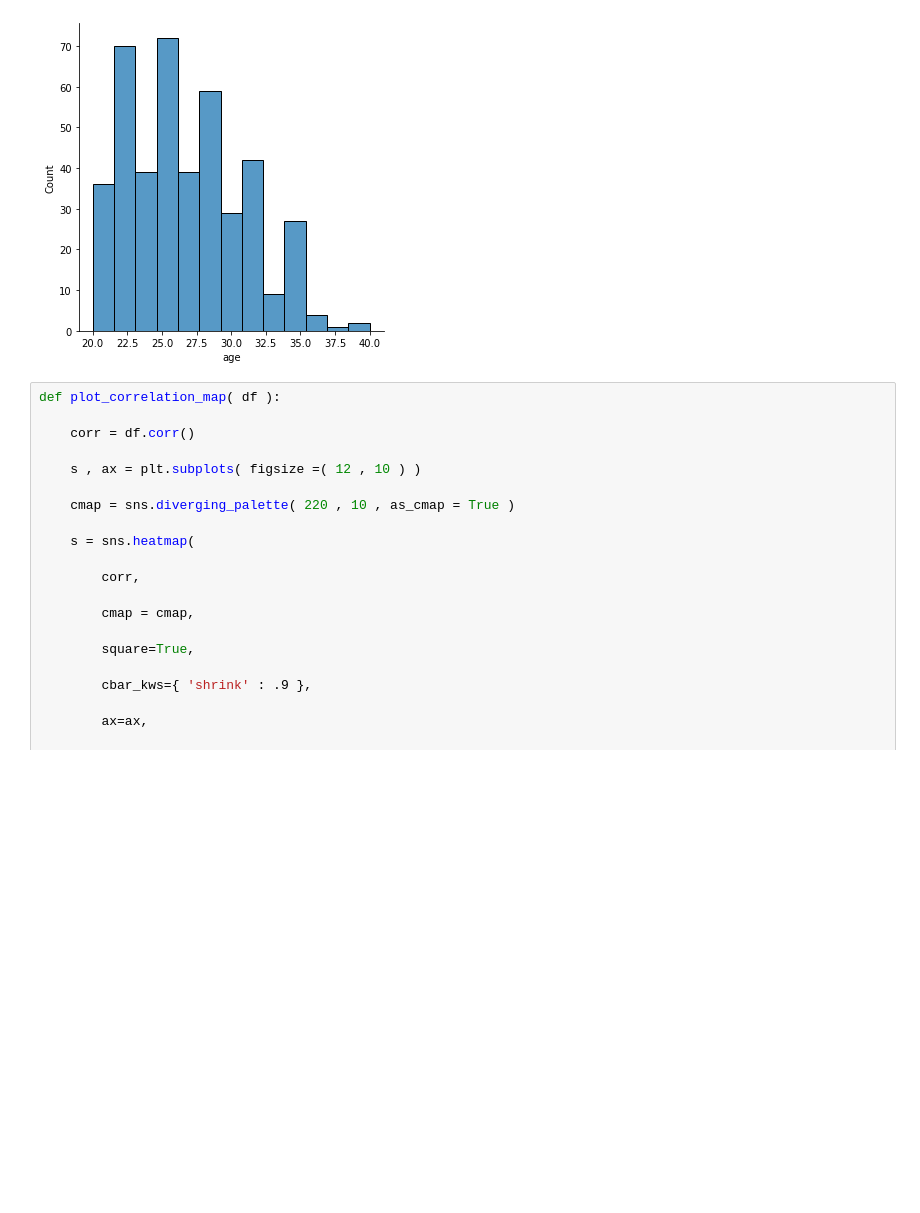
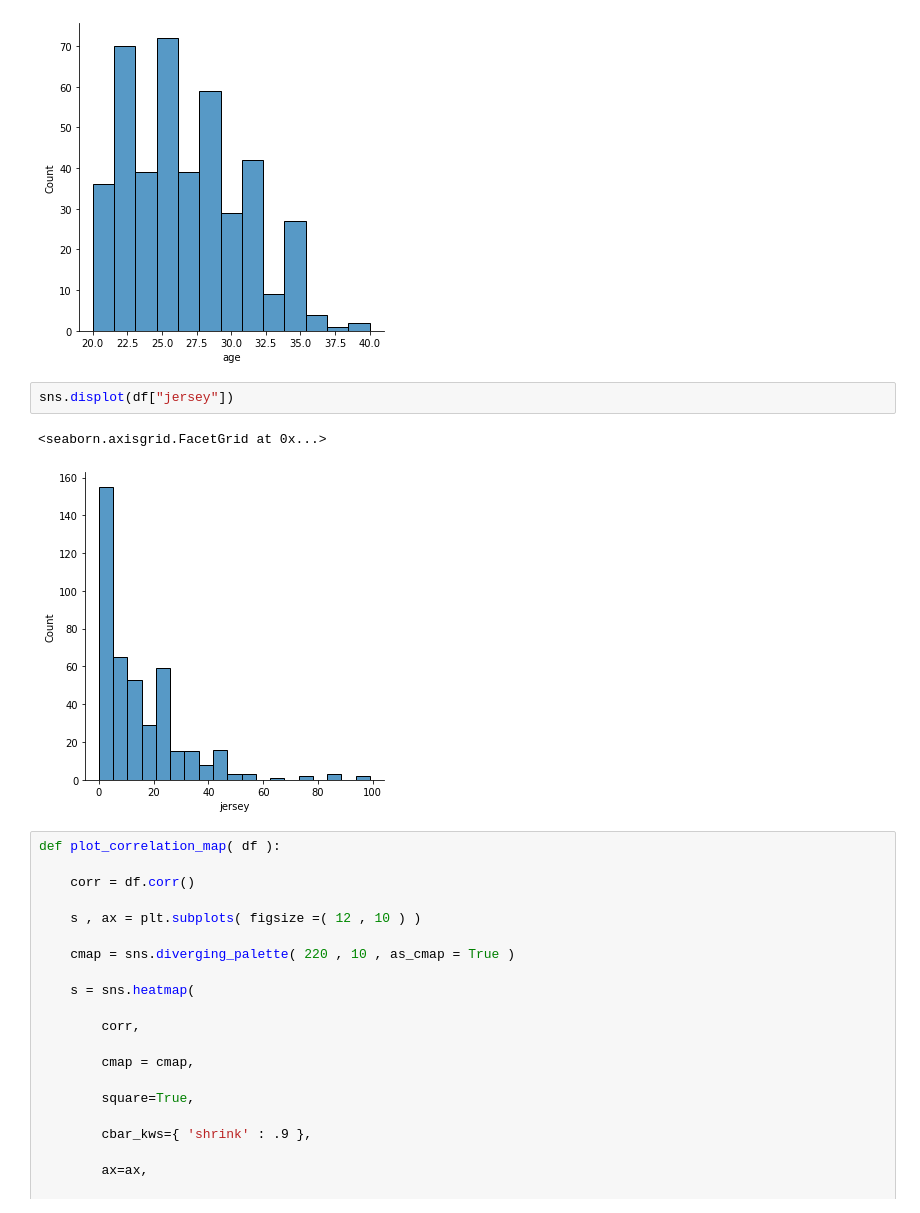
Before and after one commit to elyesboujelben1/gomycode, a Jupyter notebook: final_project.ipynb, the cells around one changed output. Drawn from its saved outputs; the diff is of its cells as text; blank space fills up the shorter version.

```diff
--- a/final_project.ipynb
+++ b/final_project.ipynb
@@ -328,6 +326,11 @@ sns.displot(df["age"])
 # %% [output]
 <seaborn.axisgrid.FacetGrid at 0x...>
 [figure]
+# %%
+sns.displot(df["jersey"])
+# %% [output]
+<seaborn.axisgrid.FacetGrid at 0x...>
+[figure, added]
 # %%
 def plot_correlation_map( df ):
 
```
Also changed, not shown: parts of 10 cells of this notebook.
